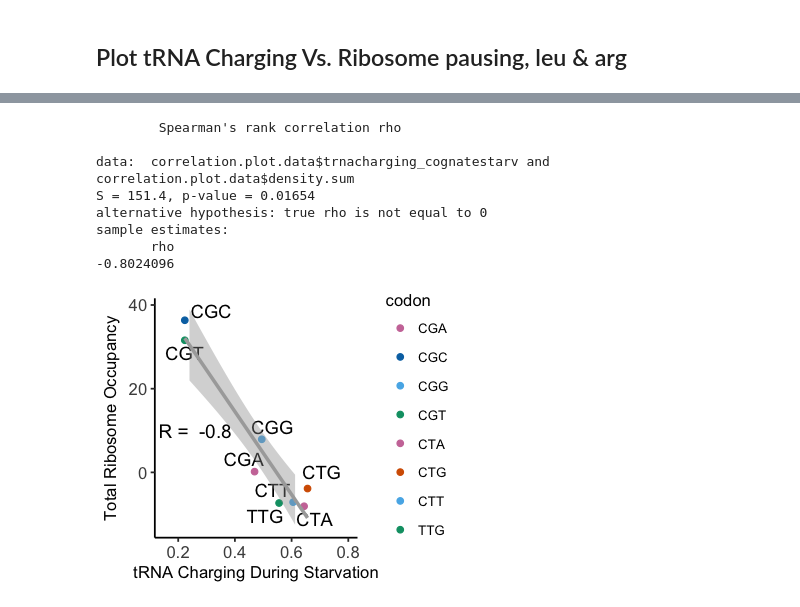
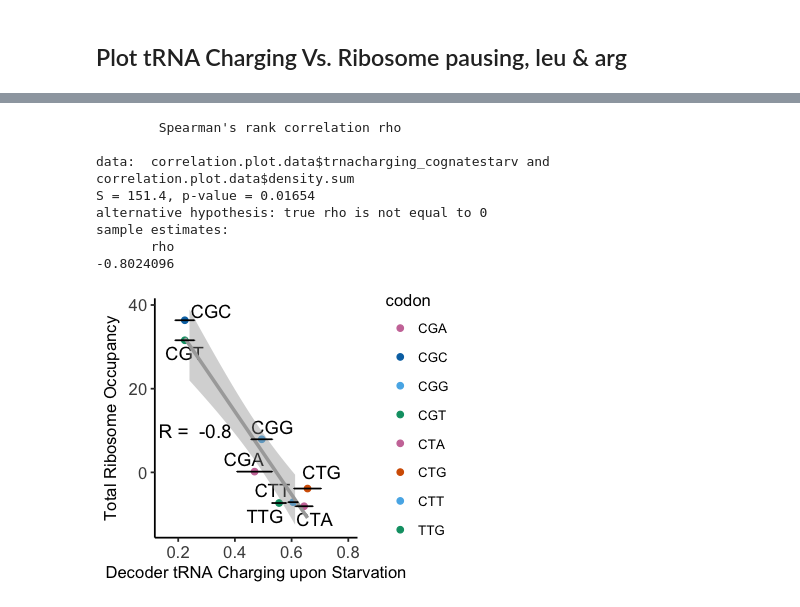
Before and after one commit to adarnell/2017_adarnell_riboseq_Rpipeline_test, a Jupyter notebook: scripts/plot_codon_usage.ipynb, the cells around one changed output, grey strips where cells are left out. Saved outputs shown, nothing was run; the diff lists cells and outputs as text; code cells hidden in the pictures.

```diff
--- a/scripts/plot_codon_usage.ipynb
+++ b/scripts/plot_codon_usage.ipynb
@@ -614,34 +616,35 @@ cbPalette <- c("#CC79A7", "#0072B2","#56B4E9", "#009E73","#CC79A7", "#D55E00",
 options(repr.plot.width = 3, repr.plot.height = 2.5)
 
 correlation.plot.data <- correlationdata %>%
-  select(codon,trnacharging_cognatestarv,density.sum)
+  select(codon,trnacharging_cognatestarv,density.sum,sterr_trnacharging_cognatestarv)
 
 correlation.plot.data %>%
   ggplot(aes(x = trnacharging_cognatestarv, y = density.sum)) +
   geom_text_repel(aes(label=codon),hjust=.55, vjust=-.75) +
   #facet_wrap(~ anticodon, scales = "free") +
   geom_point(aes(color=codon)) +
   theme_classic(base_family='Arial',base_size=10) +
   theme(axis.text = element_text(size=10)) +
   #scale_y_continuous(limits=c(0,NA)) +
-  xlab("tRNA Charging During Starvation") +
+  xlab("Decoder tRNA Charging upon Starvation") +
   ylab("Total Ribosome Occupancy") +
   xlim(.15,.8) +
   ylim(-13,39) +
   annotate(x=.26, y=10,
          label=paste("R = ", round(cor(correlation.plot.data$trnacharging_cognatestarv, correlation.plot.data$density.sum, method = 'spearman'),2)),
          geom="text", size=4) +
   geom_smooth(method="lm", color='darkgrey') +
   scale_colour_manual(values=rep(cbPalette, 2)) +
+  geom_errorbarh(aes(xmin=trnacharging_cognatestarv-sterr_trnacharging_cognatestarv, xmax=trnacharging_cognatestarv+sterr_trnacharging_cognatestarv))
   ggsave('../figures/20170921_argleu_trnacharging_vs_pausing_scatter.svg',width = 3, height = 2.5, units = 'in')
 cor.test(correlation.plot.data$trnacharging_cognatestarv, correlation.plot.data$density.sum, method = "spearman", conf.level = 0.95)
 # %% [output]
         Spearman's rank correlation rho
 
 data:  correlation.plot.data$trnacharging_cognatestarv and correlation.plot.data$density.sum
 S = 151.4, p-value = 0.01654
 alternative hypothesis: true rho is not equal to 0
 sample estimates:
        rho
 -0.8024096
-[figure, old version]
+[figure, new version]
```
Also changed, not shown: parts of 13 cells of this notebook.
